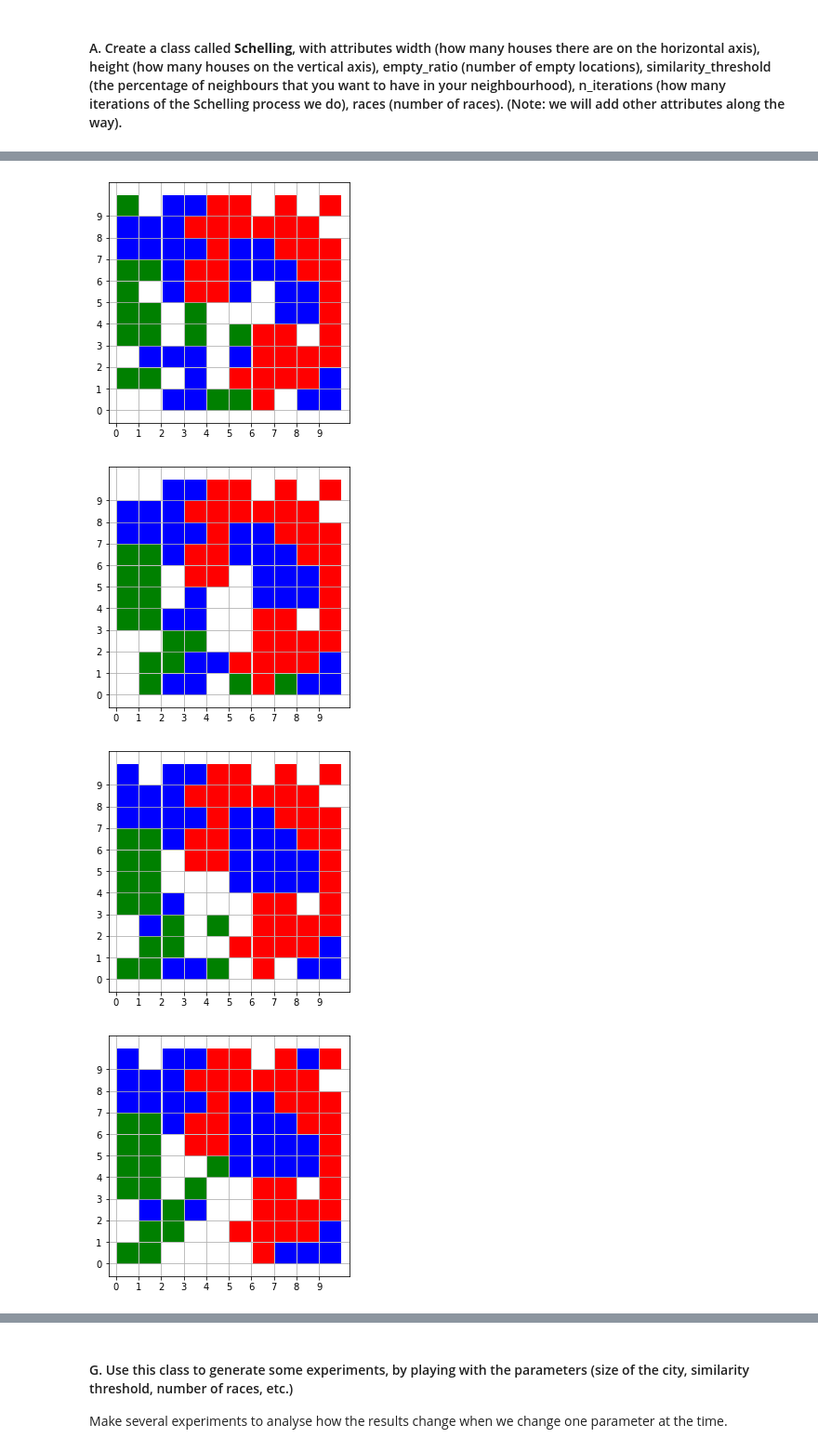
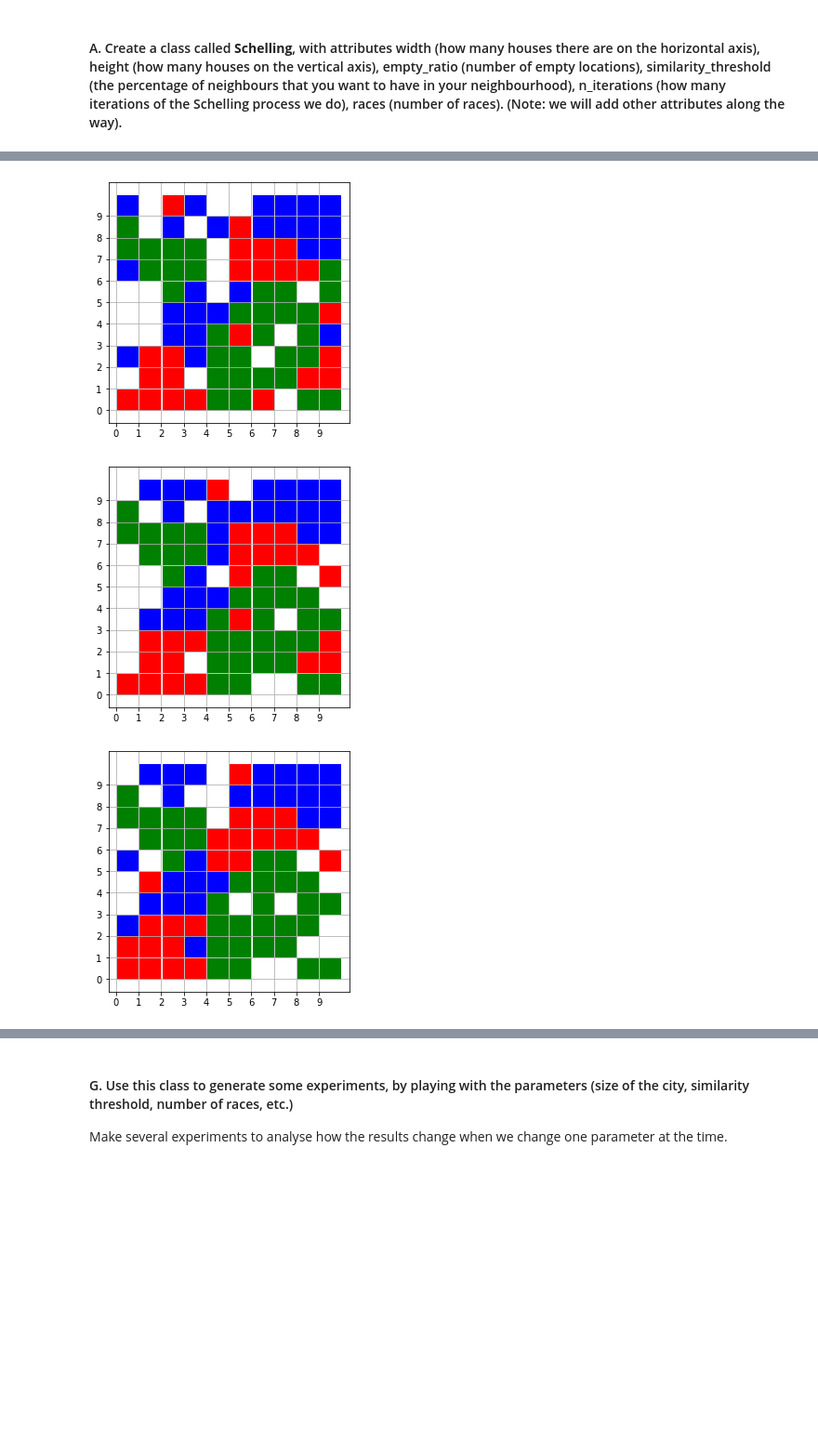
Before and after one commit to PythonForEconomicsWeek2022/SchellingModel, a Jupyter notebook: schelling_project-Aryan.ipynb, the cells around one changed output, grey strips where cells are left out. Shown at 93% size. Drawn from its saved outputs; the diff is of its cells as text; code cells hidden in the pictures; blank space fills up the shorter version.

```diff
--- a/schelling_project-Aryan.ipynb
+++ b/schelling_project-Aryan.ipynb
@@ -94,20 +94,23 @@ class Schelling:
                 similarity_ratio = similarity_counter/ len(neighbours)
                 similarity_per_agent.append(similarity_ratio)
         similarity_index = sum(similarity_per_agent)/len(self.remaining_houses)
+        similarity_index = 1 - similarity_index
         return similarity_index
 
     def simulation(self,similarity_index_threshold):
         self.populate()
         index = self.similarity_index()
-        while similarity_index_threshold < index:
+        while index < similarity_index_threshold :
             self.plot_city()
             self.update()
             index = self.similarity_index()
+            if index >= similarity_index_threshold:
+                break
 # %%
 city = Schelling(10,10,0.2,0.3,100,3)
 #city.populate()
 #city.plot_city()
 #city.similarity_index()
 #city.is_unsatisfied((5,3))
-city.simulation(0.2)
+city.simulation(0.78)
 # %% [output]
@@ -116,4 +119,3 @@ city.simulation(0.2)
-[figure, old version]
+[figure, new version]
-[figure, old version]
+[figure, new version]
-[figure, old version]
+[figure, new version]
-[figure, removed]
```
Also changed, not shown: parts of 1 cell of this notebook.
